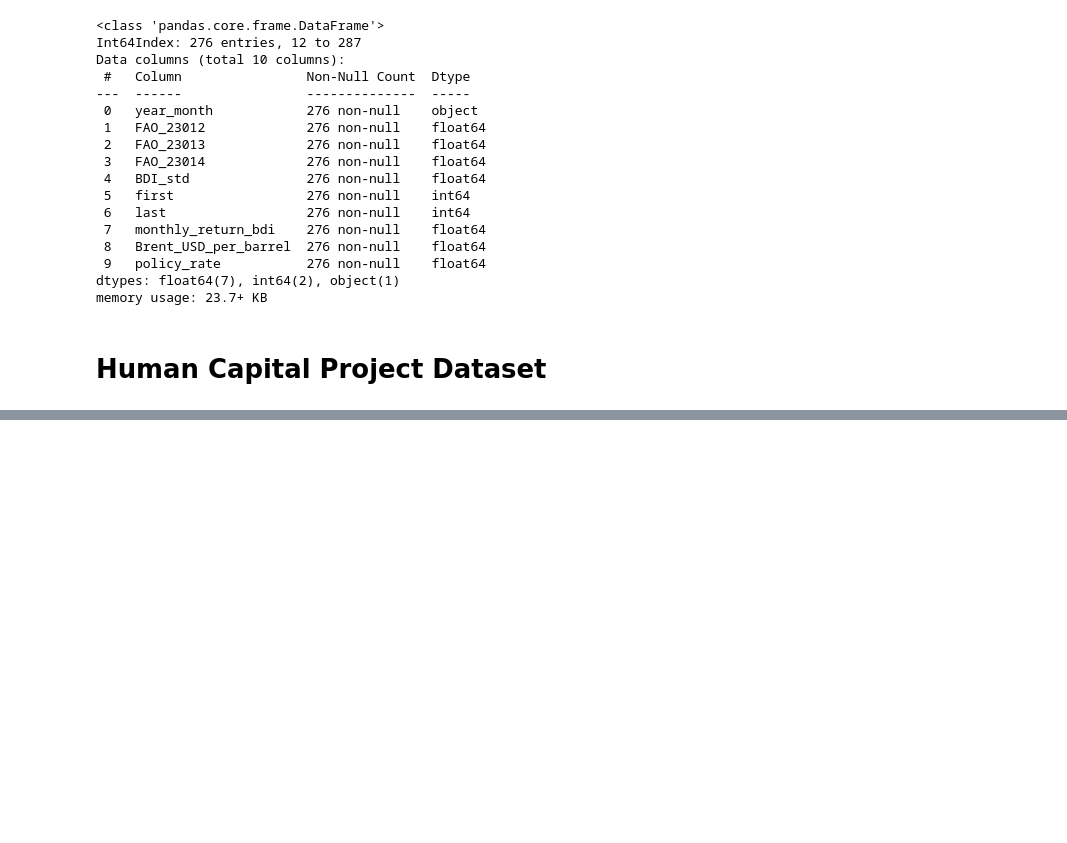
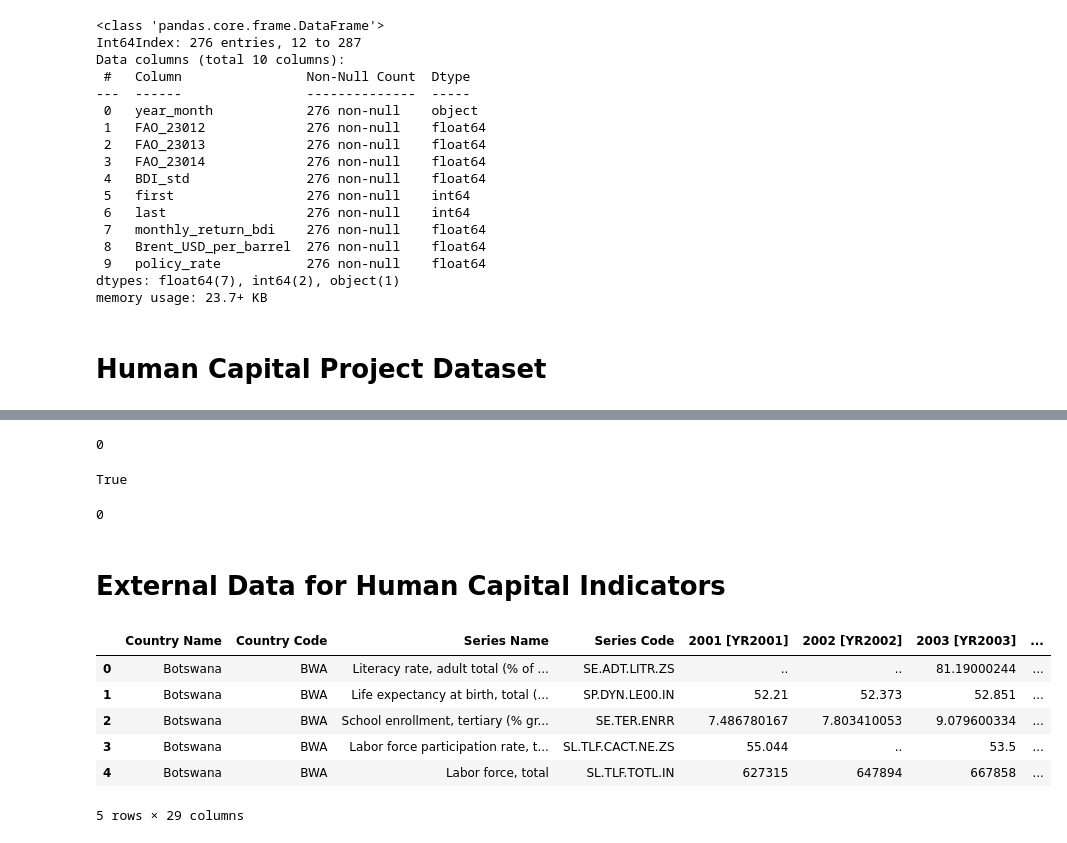
Before and after one commit to GorataB/Hackathon_PolyglotPioneers, a Jupyter notebook: Data Cleaning.ipynb, the cells around one changed output, grey strips where cells are left out. Saved outputs shown, nothing was run; the diff lists cells and outputs as text; code cells hidden in the pictures; blank space fills up the shorter version.

```diff
--- a/Data Cleaning.ipynb
+++ b/Data Cleaning.ipynb
@@ -712,12 +778,29 @@ hcp_clean.info()
 # %%
 # Check for duplicate rows
-'''
 hcp_clean.duplicated().sum()
+# %% [output]
+0
 # %%
 # Check if year_month is sorted
-'''
 hcp_clean['year_month'].is_monotonic_increasing # Checks if year_month is in ascending order. Returns "True" if this is the case.
+# %% [output]
+True
 # %%
 # Check for duplicate dates
-'''
 hcp_clean['year_month'].duplicated().sum()
+# %% [output]
+0
+# %% [markdown]
+# External Data for Human Capital Indicators
+# %%
+external = pd.read_csv(f"{DATA_DIR}/06_external_data.csv")
+# %%
+external.head()
+# %% [output]
+|  | Country Name | Country Code | Series Name | Series Code | 2001 [YR2001] | 2002 [YR2002] | 2003 [YR2003] | ... |
+| 0 | Botswana | BWA | Literacy rate, adult total (% of ... | SE.ADT.LITR.ZS | .. | .. | 81.19000244 | ... |
+| 1 | Botswana | BWA | Life expectancy at birth, total (... | SP.DYN.LE00.IN | 52.21 | 52.373 | 52.851 | ... |
+| 2 | Botswana | BWA | School enrollment, tertiary (% gr... | SE.TER.ENRR | 7.486780167 | 7.803410053 | 9.079600334 | ... |
+| 3 | Botswana | BWA | Labor force participation rate, t... | SL.TLF.CACT.NE.ZS | 55.044 | .. | 53.5 | ... |
+| 4 | Botswana | BWA | Labor force, total | SL.TLF.TOTL.IN | 627315 | 647894 | 667858 | ... |
+5 rows × 29 columns
```
Also changed, not shown: parts of 11 cells of this notebook, 3 other files.
